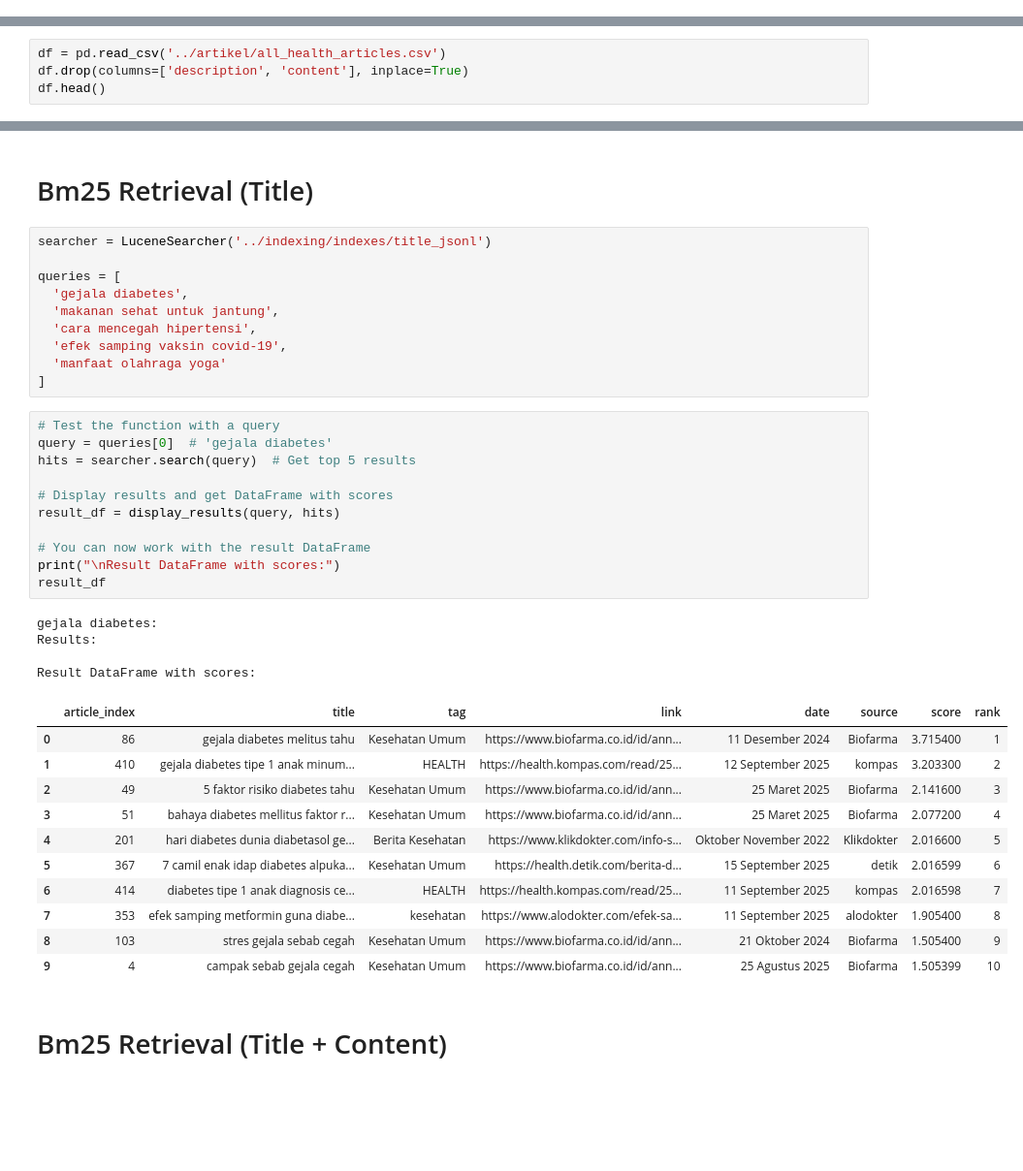
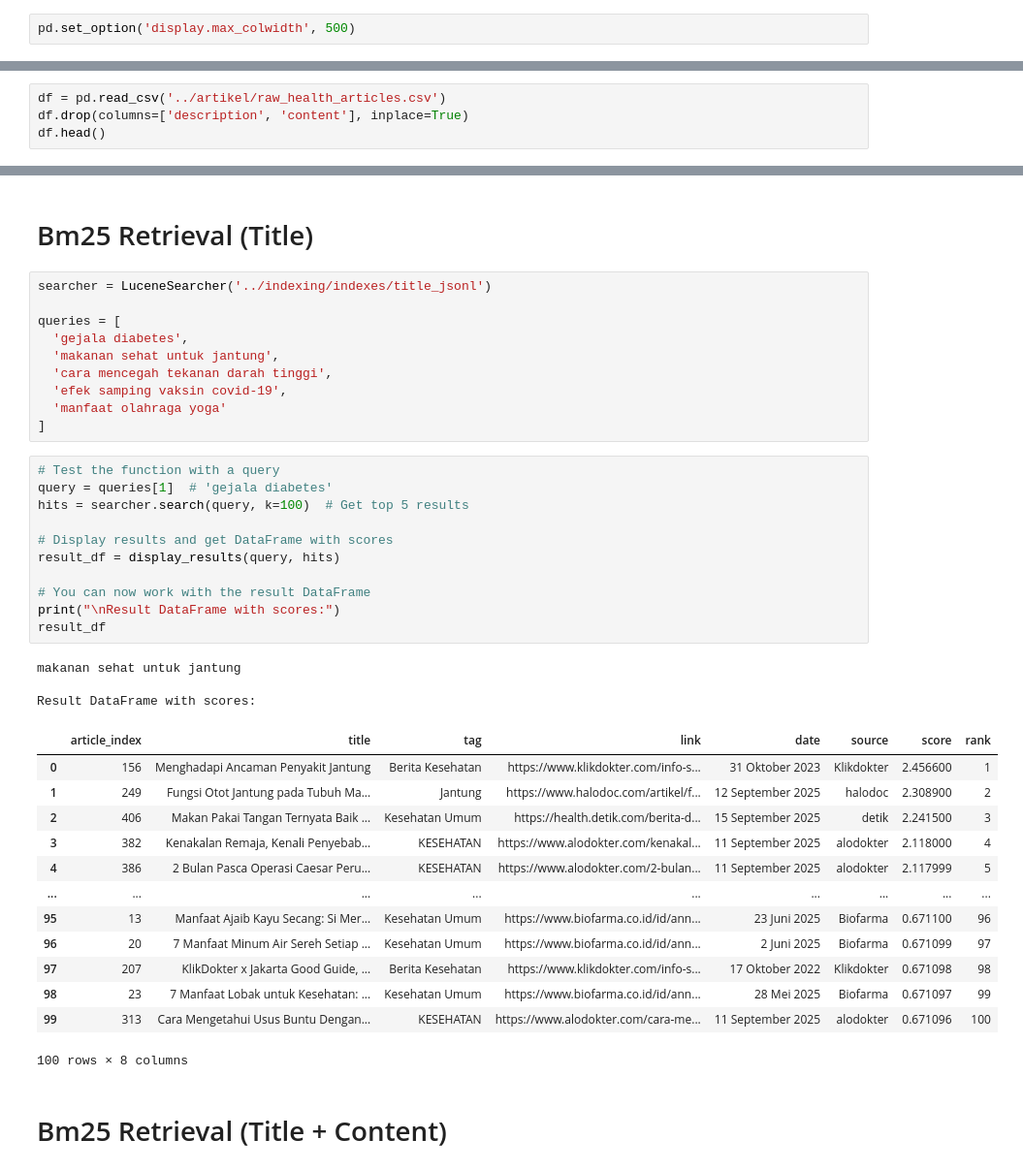
Before and after one commit to lituldust/information-retrieval-project, a Jupyter notebook: kueri/bm25retrieval.ipynb, the cells around one changed output, grey strips where cells are left out. Shown at 97% size. Cells and saved outputs as stored; diff of their text form; blank space fills up the shorter version.

```diff
--- a/kueri/bm25retrieval.ipynb
+++ b/kueri/bm25retrieval.ipynb
@@ -1,10 +1,12 @@
 # %%
 import pandas as pd
 from pyserini.search.lucene import LuceneSearcher
+# %%
+pd.set_option('display.max_colwidth', 500)
 # %% [markdown]
 # Membaca Dataframe
 # %%
-df = pd.read_csv('../artikel/all_health_articles.csv')
+df = pd.read_csv('../artikel/raw_health_articles.csv')
 df.drop(columns=['description', 'content'], inplace=True)
 df.head()
 # %% [output]
@@ -57,37 +58,38 @@ searcher = LuceneSearcher('../indexing/indexes/title_jsonl')
 queries = [
   'gejala diabetes',
   'makanan sehat untuk jantung',
-  'cara mencegah hipertensi',
+  'cara mencegah tekanan darah tinggi',
   'efek samping vaksin covid-19',
   'manfaat olahraga yoga'
 ]
 # %%
 # Test the function with a query
-query = queries[0]  # 'gejala diabetes'
-hits = searcher.search(query)  # Get top 5 results
+query = queries[1]  # 'gejala diabetes'
+hits = searcher.search(query, k=100)  # Get top 5 results
 
 # Display results and get DataFrame with scores
 result_df = display_results(query, hits)
 
 # You can now work with the result DataFrame
 print("\nResult DataFrame with scores:")
 result_df
 # %% [output]
-gejala diabetes:
-Results:
+makanan sehat untuk jantung
 
 Result DataFrame with scores:
 |  | article_index | title | tag | link | date | source | score | rank |
-| 0 | 86 | gejala diabetes melitus tahu | Kesehatan Umum | https://www.biofarma.co.id/id/ann... | 11 Desember 2024 | Biofarma | 3.715400 | 1 |
-| 1 | 410 | gejala diabetes tipe 1 anak minum... | HEALTH | https://health.kompas.com/read/25... | 12 September 2025 | kompas | 3.203300 | 2 |
-| 2 | 49 | 5 faktor risiko diabetes tahu | Kesehatan Umum | https://www.biofarma.co.id/id/ann... | 25 Maret 2025 | Biofarma | 2.141600 | 3 |
-| 3 | 51 | bahaya diabetes mellitus faktor r... | Kesehatan Umum | https://www.biofarma.co.id/id/ann... | 25 Maret 2025 | Biofarma | 2.077200 | 4 |
-| 4 | 201 | hari diabetes dunia diabetasol ge... | Berita Kesehatan | https://www.klikdokter.com/info-s... | Oktober November 2022 | Klikdokter | 2.016600 | 5 |
-| 5 | 367 | 7 camil enak idap diabetes alpuka... | Kesehatan Umum | https://health.detik.com/berita-d... | 15 September 2025 | detik | 2.016599 | 6 |
-| 6 | 414 | diabetes tipe 1 anak diagnosis ce... | HEALTH | https://health.kompas.com/read/25... | 11 September 2025 | kompas | 2.016598 | 7 |
-| 7 | 353 | efek samping metformin guna diabe... | kesehatan | https://www.alodokter.com/efek-sa... | 11 September 2025 | alodokter | 1.905400 | 8 |
-| 8 | 103 | stres gejala sebab cegah | Kesehatan Umum | https://www.biofarma.co.id/id/ann... | 21 Oktober 2024 | Biofarma | 1.505400 | 9 |
-| 9 | 4 | campak sebab gejala cegah | Kesehatan Umum | https://www.biofarma.co.id/id/ann... | 25 Agustus 2025 | Biofarma | 1.505399 | 10 |
+| 0 | 156 | Menghadapi Ancaman Penyakit Jantung | Berita Kesehatan | https://www.klikdokter.com/info-s... | 31 Oktober 2023 | Klikdokter | 2.456600 | 1 |
+| 1 | 249 | Fungsi Otot Jantung pada Tubuh Ma... | Jantung | https://www.halodoc.com/artikel/f... | 12 September 2025 | halodoc | 2.308900 | 2 |
+| 2 | 406 | Makan Pakai Tangan Ternyata Baik ... | Kesehatan Umum | https://health.detik.com/berita-d... | 15 September 2025 | detik | 2.241500 | 3 |
+| 3 | 382 | Kenakalan Remaja, Kenali Penyebab... | KESEHATAN | https://www.alodokter.com/kenakal... | 11 September 2025 | alodokter | 2.118000 | 4 |
+| 4 | 386 | 2 Bulan Pasca Operasi Caesar Peru... | KESEHATAN | https://www.alodokter.com/2-bulan... | 11 September 2025 | alodokter | 2.117999 | 5 |
+| ... | ... | ... | ... | ... | ... | ... | ... | ... |
+| 95 | 13 | Manfaat Ajaib Kayu Secang: Si Mer... | Kesehatan Umum | https://www.biofarma.co.id/id/ann... | 23 Juni 2025 | Biofarma | 0.671100 | 96 |
+| 96 | 20 | 7 Manfaat Minum Air Sereh Setiap ... | Kesehatan Umum | https://www.biofarma.co.id/id/ann... | 2 Juni 2025 | Biofarma | 0.671099 | 97 |
+| 97 | 207 | KlikDokter x Jakarta Good Guide, ... | Berita Kesehatan | https://www.klikdokter.com/info-s... | 17 Oktober 2022 | Klikdokter | 0.671098 | 98 |
+| 98 | 23 | 7 Manfaat Lobak untuk Kesehatan: ... | Kesehatan Umum | https://www.biofarma.co.id/id/ann... | 28 Mei 2025 | Biofarma | 0.671097 | 99 |
+| 99 | 313 | Cara Mengetahui Usus Buntu Dengan... | KESEHATAN | https://www.alodokter.com/cara-me... | 11 September 2025 | alodokter | 0.671096 | 100 |
+100 rows × 8 columns
 # %% [markdown]
 # Bm25 Retrieval (Title + Content)
 # %%
```
Also changed, not shown: parts of 4 cells of this notebook, 2 other files.
